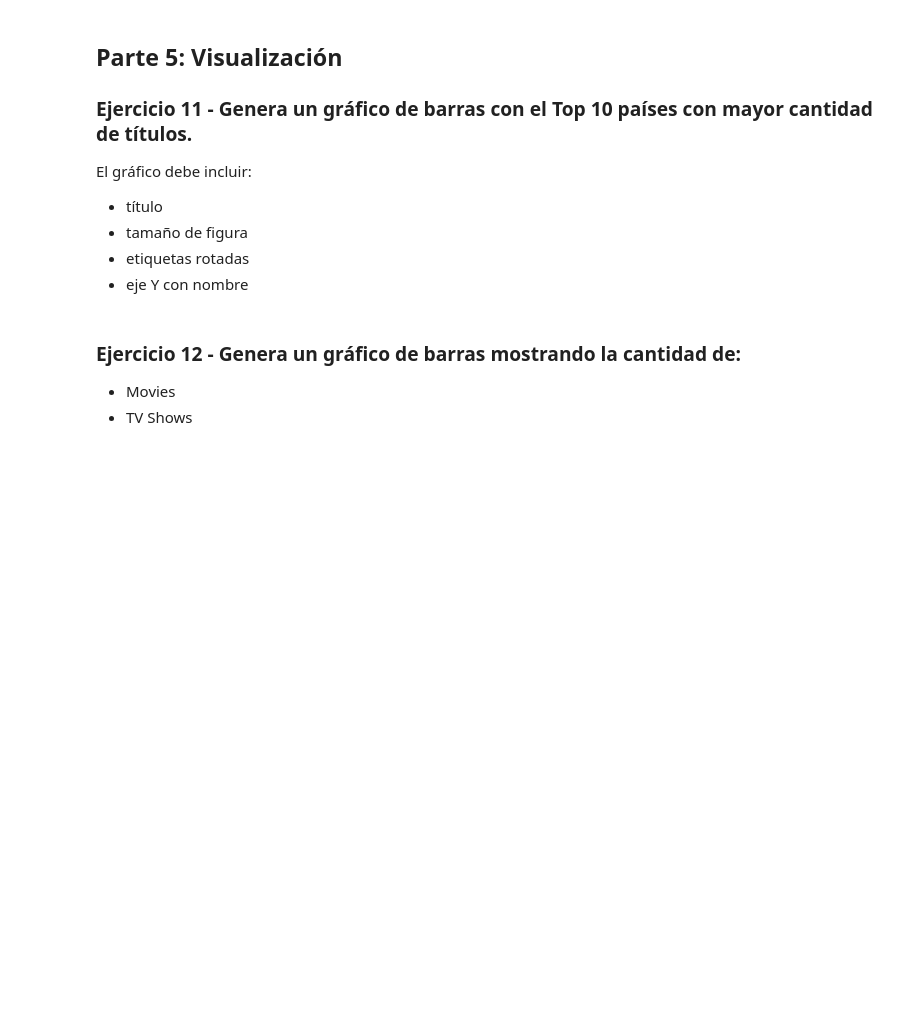
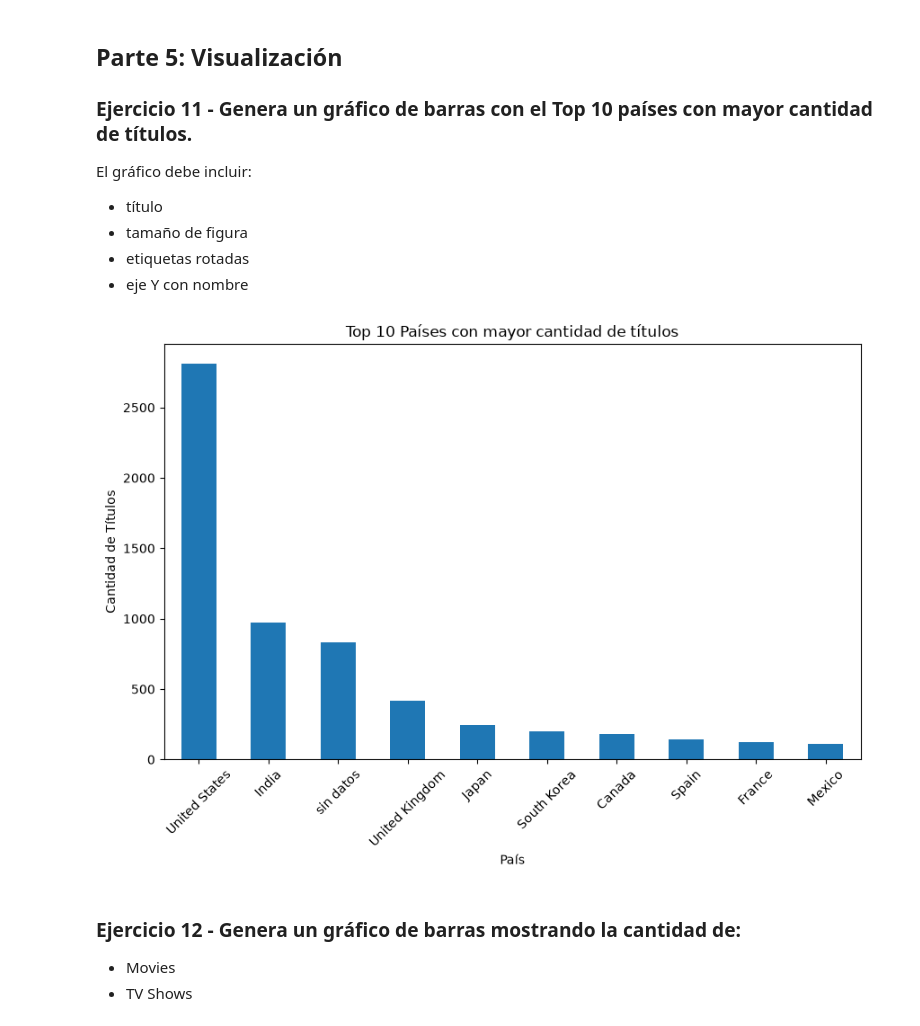
Before and after one commit to lucasandresponce/data-analysis-course, a Jupyter notebook: modulo-3-transformacion/clase-10/practica/notebook.ipynb, the cells around one changed output. Cells and saved outputs as stored; diff of their text form; code cells hidden in the pictures; blank space fills up the shorter version.

```diff
--- a/modulo-3-transformacion/clase-10/practica/notebook.ipynb
+++ b/modulo-3-transformacion/clase-10/practica/notebook.ipynb
@@ -135,5 +135,12 @@ dtype: int64
 #limpio duplicados
 df_limpio.drop_duplicates(inplace=True)
 
-#rellenamos "sin datos "
+#relleno "sin datos "
 df_limpio[['director','cast','country']] = df_limpio [['director','cast','country']].fillna('sin datos')
+#elimino columna con pocos nulls
+df_limpio.dropna(subset=['date_added','rating','duration'], inplace=True)
+#Limpio los datos erroneos en columna rating de "minutos"
+df_limpio = df_limpio[~df_limpio['rating'].str.contains('min')]
+#chequeo
+print(df_limpio.isnull().sum())
+print(df_limpio.duplicated().sum())
@@ -331,3 +437,22 @@ El gráfico debe incluir:
+# %%
+# 1. Calculamos el Top 10
+top_paises = df_limpio['country'].value_counts().head(10)
+
+# 2. Generamos el gráfico de barras
+top_paises.plot(
+    kind='bar',
+    figsize=(10, 6),
+    title='Top 10 Países con mayor cantidad de títulos'
+)
+
+# 3. Agregamos etiquetas a los ejes
+import matplotlib.pyplot as plt
+plt.ylabel('Cantidad de Títulos')
+plt.xlabel('País')
+plt.xticks(rotation=45) # Rotamos los nombres para que se lean bien
+plt.show()
+# %% [output]
+[figure, added]
 # %% [markdown]
 ### Ejercicio 12 - Genera un gráfico de barras mostrando la cantidad de:
 
```
Also changed, not shown: parts of 22 cells of this notebook.
